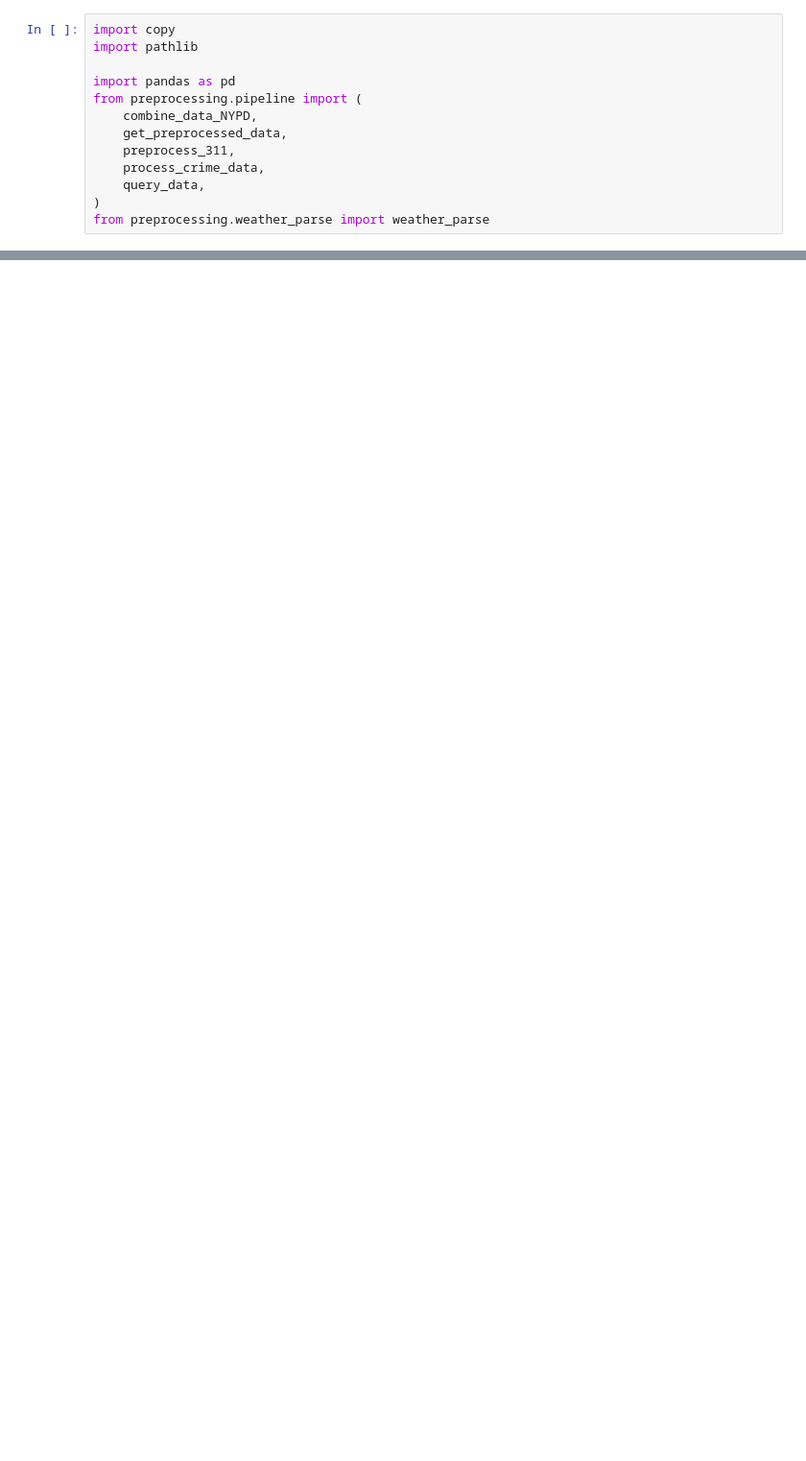
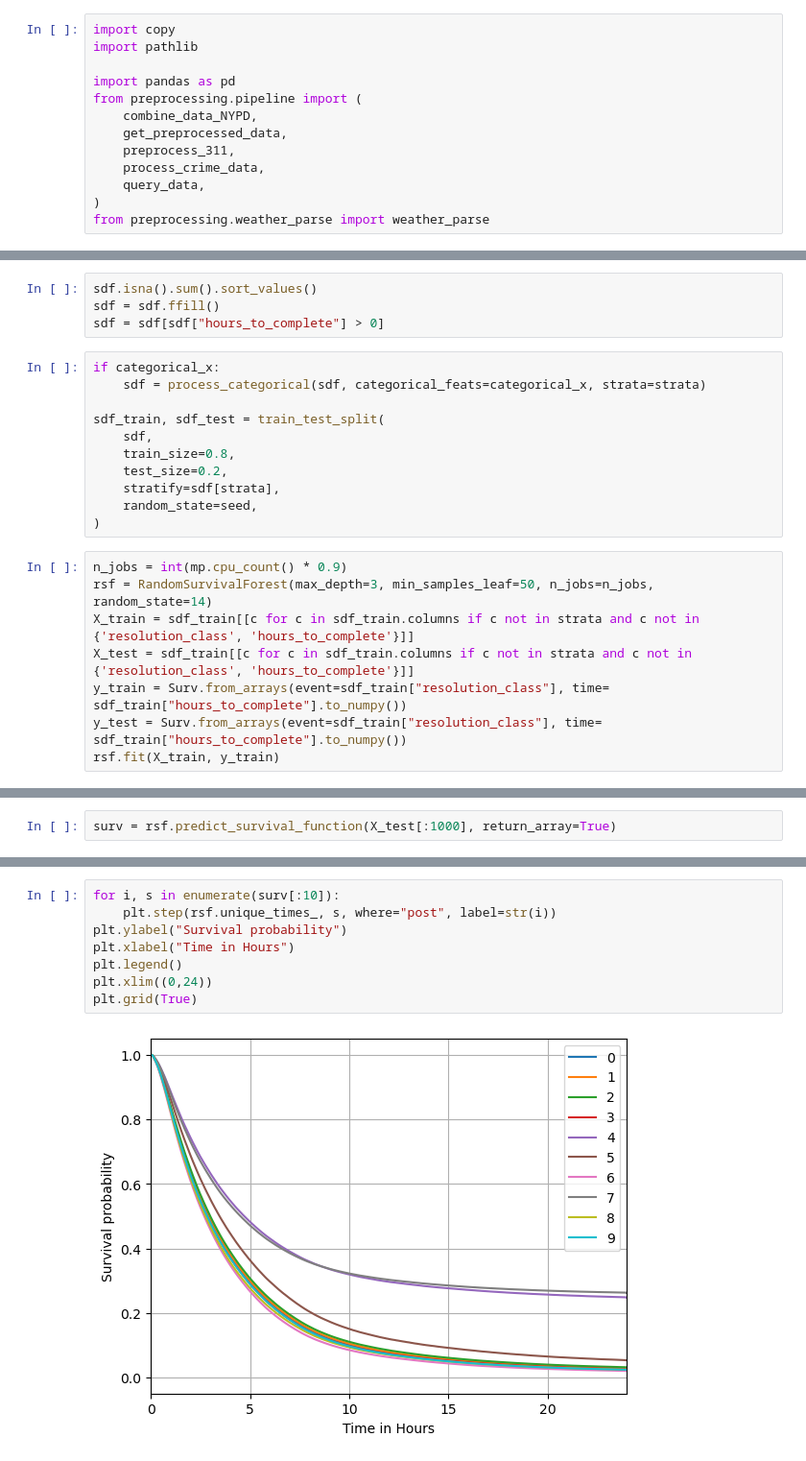
Before and after one commit to jamorr/Capstone, a Jupyter notebook: src/final.ipynb, the cells around one changed output, grey strips where cells are left out. Shown at 96% size. Drawn from its saved outputs; the diff is of its cells as text; blank space fills up the shorter version.

Commit message:
Removed resolution class from features list

```diff
--- a/src/final.ipynb
+++ b/src/final.ipynb
@@ -117,0 +168,23 @@ ValueError: could not convert string to float: 'BRONX'
+# %%
+sdf.isna().sum().sort_values()
+sdf = sdf.ffill()
+sdf = sdf[sdf["hours_to_complete"] > 0]
+# %%
+if categorical_x:
+    sdf = process_categorical(sdf, categorical_feats=categorical_x, strata=strata)
+
+sdf_train, sdf_test = train_test_split(
+    sdf,
+    train_size=0.8,
+    test_size=0.2,
+    stratify=sdf[strata],
+    random_state=seed,
+)
+# %%
+n_jobs = int(mp.cpu_count() * 0.9)
+rsf = RandomSurvivalForest(max_depth=3, min_samples_leaf=50, n_jobs=n_jobs, random_state=14)
+X_train = sdf_train[[c for c in sdf_train.columns if c not in strata and c not in {'resolution_class', 'hours_to_complete'}]]
+X_test = sdf_train[[c for c in sdf_train.columns if c not in strata and c not in  {'resolution_class', 'hours_to_complete'}]]
+y_train = Surv.from_arrays(event=sdf_train["resolution_class"], time= sdf_train["hours_to_complete"].to_numpy())
+y_test = Surv.from_arrays(event=sdf_train["resolution_class"], time= sdf_train["hours_to_complete"].to_numpy())
+rsf.fit(X_train, y_train)
@@ -117,0 +193,2 @@ ValueError: could not convert string to float: 'BRONX'
+# %%
+surv = rsf.predict_survival_function(X_test[:1000], return_array=True)
@@ -117,0 +215,10 @@ ValueError: could not convert string to float: 'BRONX'
+# %%
+for i, s in enumerate(surv[:10]):
+    plt.step(rsf.unique_times_, s, where="post", label=str(i))
+plt.ylabel("Survival probability")
+plt.xlabel("Time in Hours")
+plt.legend()
+plt.xlim((0,24))
+plt.grid(True)
+# %% [output]
+[figure, added]
```
Also changed, not shown: parts of 19 cells of this notebook, 1 other file.
